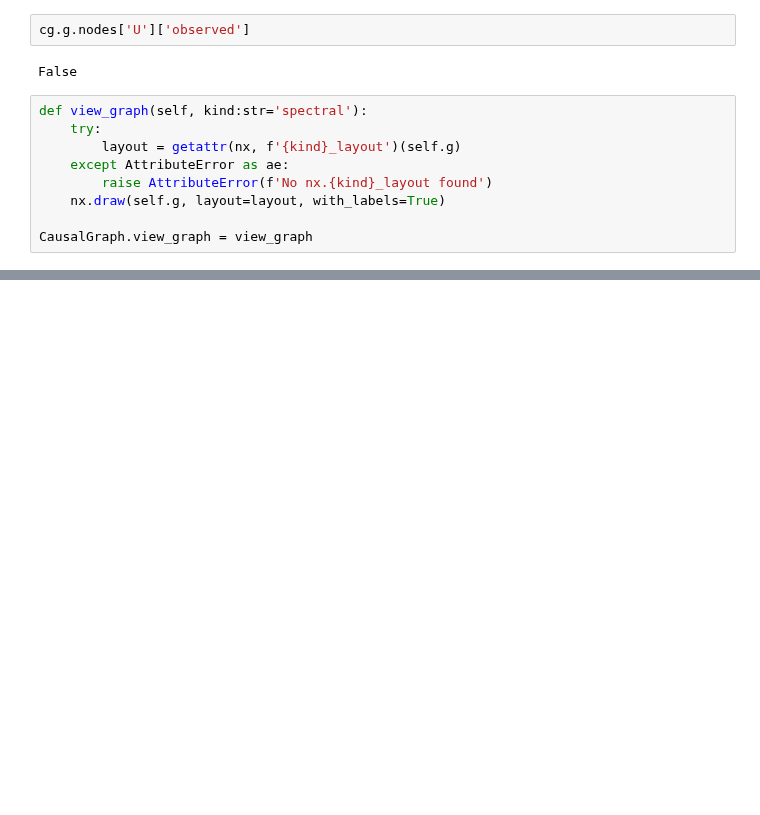
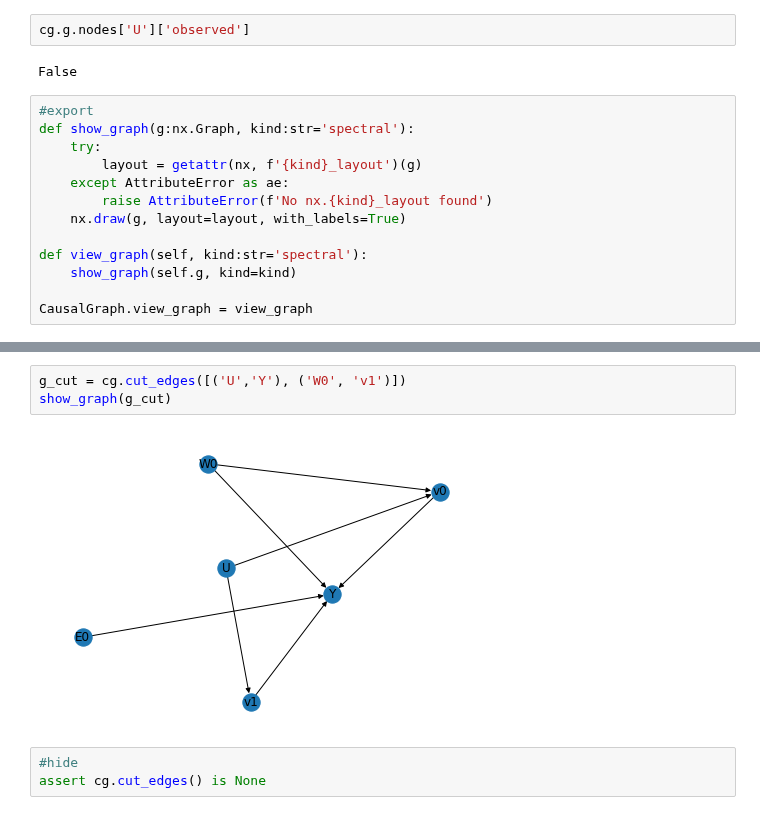
Before and after one commit to eschmidt42/bcg, a Jupyter notebook: notebooks/02_causal_model.ipynb, the cells around one changed output, grey strips where cells are left out. Saved outputs shown, nothing was run; the diff lists cells and outputs as text; blank space fills up the shorter version.

```diff
--- a/notebooks/02_causal_model.ipynb
+++ b/notebooks/02_causal_model.ipynb
@@ -75,12 +75,16 @@ cg.g.nodes['U']['observed']
 # %% [output]
 False
 # %%
-def view_graph(self, kind:str='spectral'):
+#export
+def show_graph(g:nx.Graph, kind:str='spectral'):
     try:
-        layout = getattr(nx, f'{kind}_layout')(self.g)
+        layout = getattr(nx, f'{kind}_layout')(g)
     except AttributeError as ae:
         raise AttributeError(f'No nx.{kind}_layout found')
-    nx.draw(self.g, layout=layout, with_labels=True)
+    nx.draw(g, layout=layout, with_labels=True)
+
+def view_graph(self, kind:str='spectral'):
+    show_graph(self.g, kind=kind)
 
 CausalGraph.view_graph = view_graph
 # %%
@@ -100,0 +117,8 @@ class CausalModel:
+# %%
+g_cut = cg.cut_edges([('U','Y'), ('W0', 'v1')])
+show_graph(g_cut)
+# %% [output]
+[figure, added]
+# %%
+#hide
+assert cg.cut_edges() is None
```
Also changed, not shown: parts of 27 cells of this notebook.
